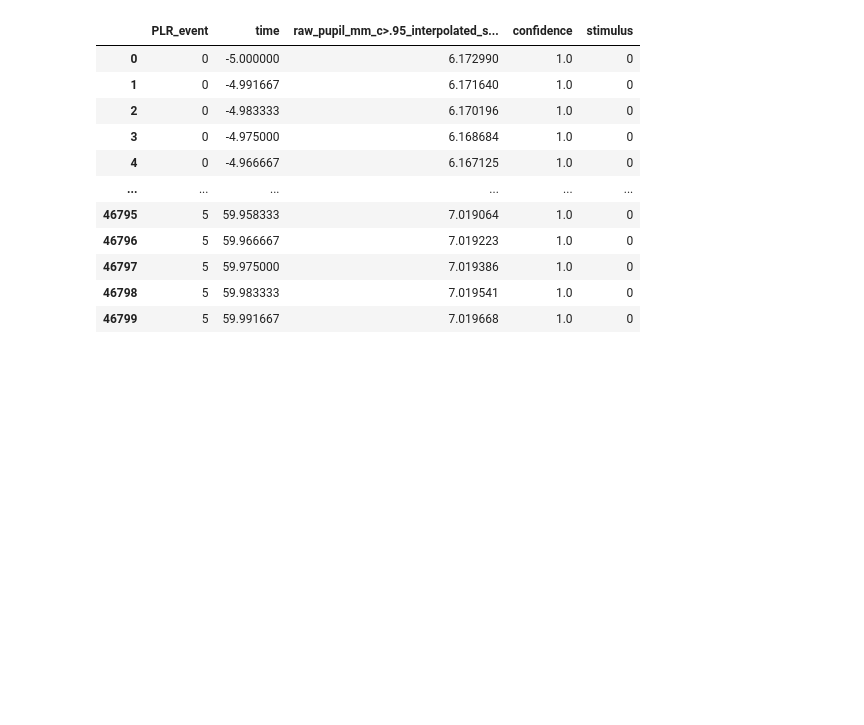
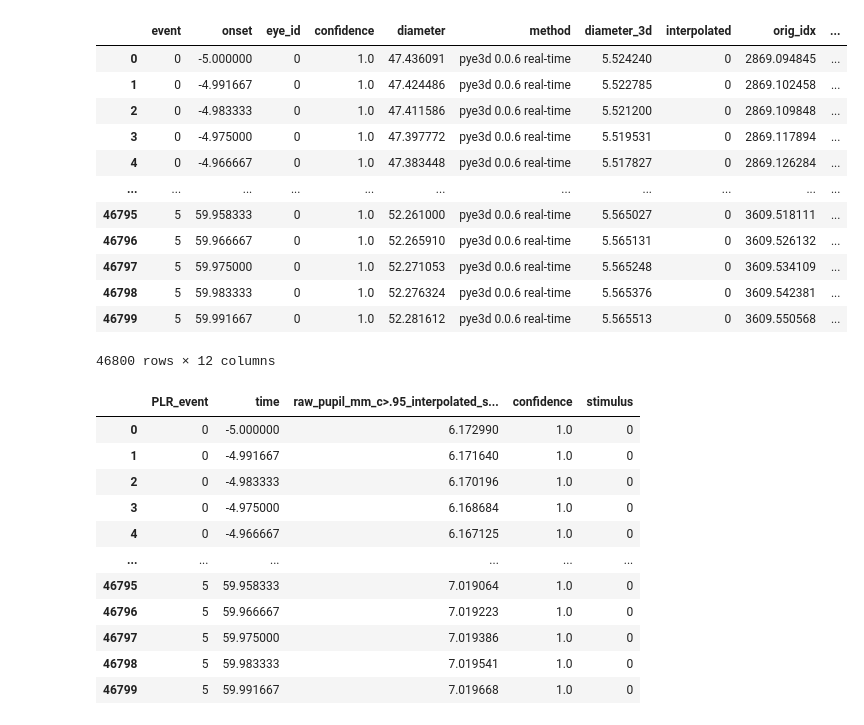
Before and after one commit to PyPlr/cvd_pupillometry, a Jupyter notebook: notebooks/PIPR_analysis.ipynb, the cells around one changed output. Cells and saved outputs as stored; diff of their text form; code cells hidden in the pictures; blank space fills up the shorter version.

```diff
--- a/notebooks/PIPR_analysis.ipynb
+++ b/notebooks/PIPR_analysis.ipynb
@@ -139,3 +175,19 @@ Extracted ranges for 6 events
+# %%
+ax
+# %% [output]
+|  | event | onset | eye_id | confidence | diameter | method | diameter_3d | interpolated | orig_idx | ... |
+| 0 | 0 | -5.000000 | 0 | 1.0 | 47.436091 | pye3d 0.0.6 real-time | 5.524240 | 0 | 2869.094845 | ... |
+| 1 | 0 | -4.991667 | 0 | 1.0 | 47.424486 | pye3d 0.0.6 real-time | 5.522785 | 0 | 2869.102458 | ... |
+| 2 | 0 | -4.983333 | 0 | 1.0 | 47.411586 | pye3d 0.0.6 real-time | 5.521200 | 0 | 2869.109848 | ... |
+| 3 | 0 | -4.975000 | 0 | 1.0 | 47.397772 | pye3d 0.0.6 real-time | 5.519531 | 0 | 2869.117894 | ... |
+| 4 | 0 | -4.966667 | 0 | 1.0 | 47.383448 | pye3d 0.0.6 real-time | 5.517827 | 0 | 2869.126284 | ... |
+| ... | ... | ... | ... | ... | ... | ... | ... | ... | ... | ... |
+| 46795 | 5 | 59.958333 | 0 | 1.0 | 52.261000 | pye3d 0.0.6 real-time | 5.565027 | 0 | 3609.518111 | ... |
+| 46796 | 5 | 59.966667 | 0 | 1.0 | 52.265910 | pye3d 0.0.6 real-time | 5.565131 | 0 | 3609.526132 | ... |
+| 46797 | 5 | 59.975000 | 0 | 1.0 | 52.271053 | pye3d 0.0.6 real-time | 5.565248 | 0 | 3609.534109 | ... |
+| 46798 | 5 | 59.983333 | 0 | 1.0 | 52.276324 | pye3d 0.0.6 real-time | 5.565376 | 0 | 3609.542381 | ... |
+| 46799 | 5 | 59.991667 | 0 | 1.0 | 52.281612 | pye3d 0.0.6 real-time | 5.565513 | 0 | 3609.550568 | ... |
+46800 rows × 12 columns
 # %%
 examples = ranges.loc[:, ['diameter_3d','confidence']].copy(deep=True)
 examples['stimulus'] = 0
```
Also changed, not shown: parts of 3 cells of this notebook, 10 other files.
